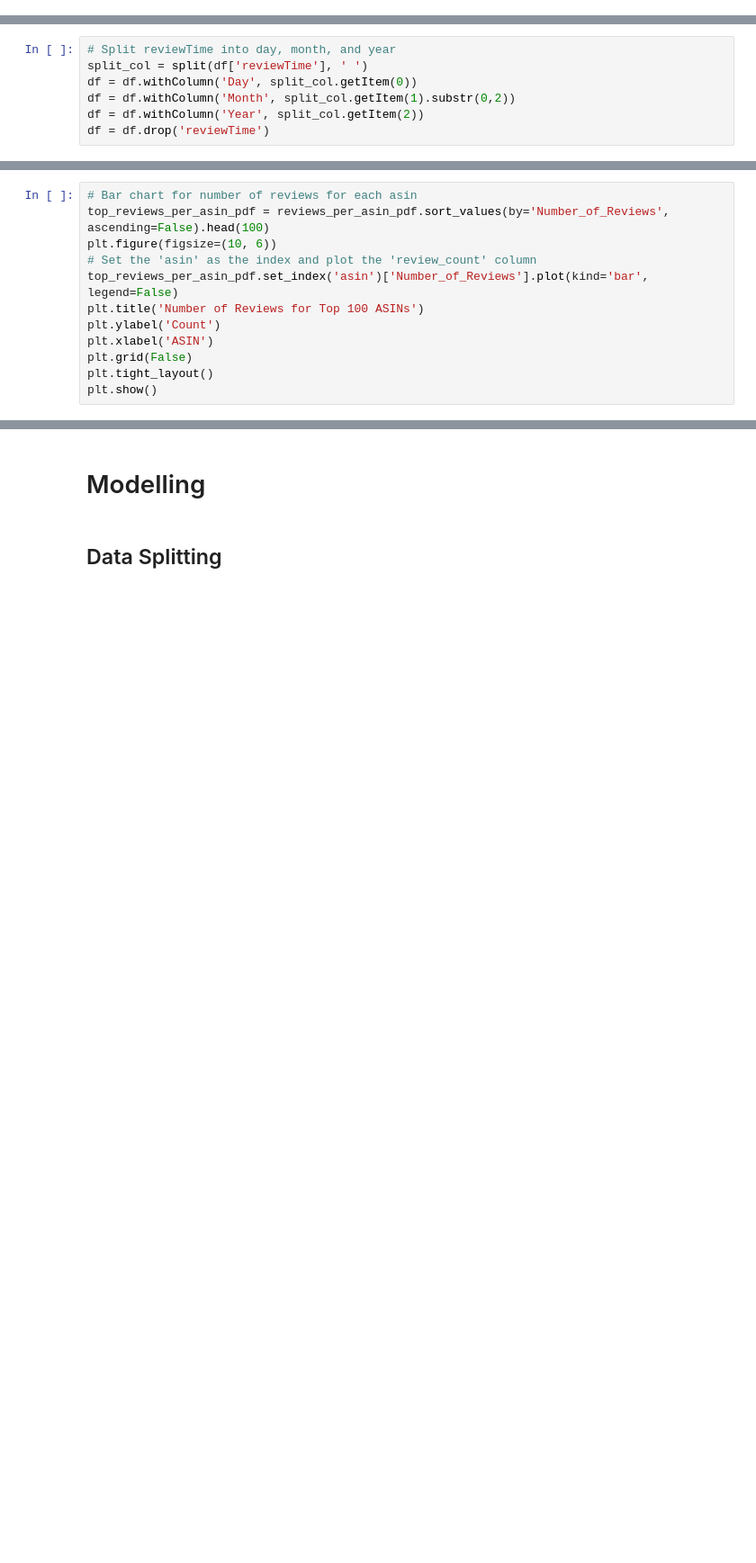
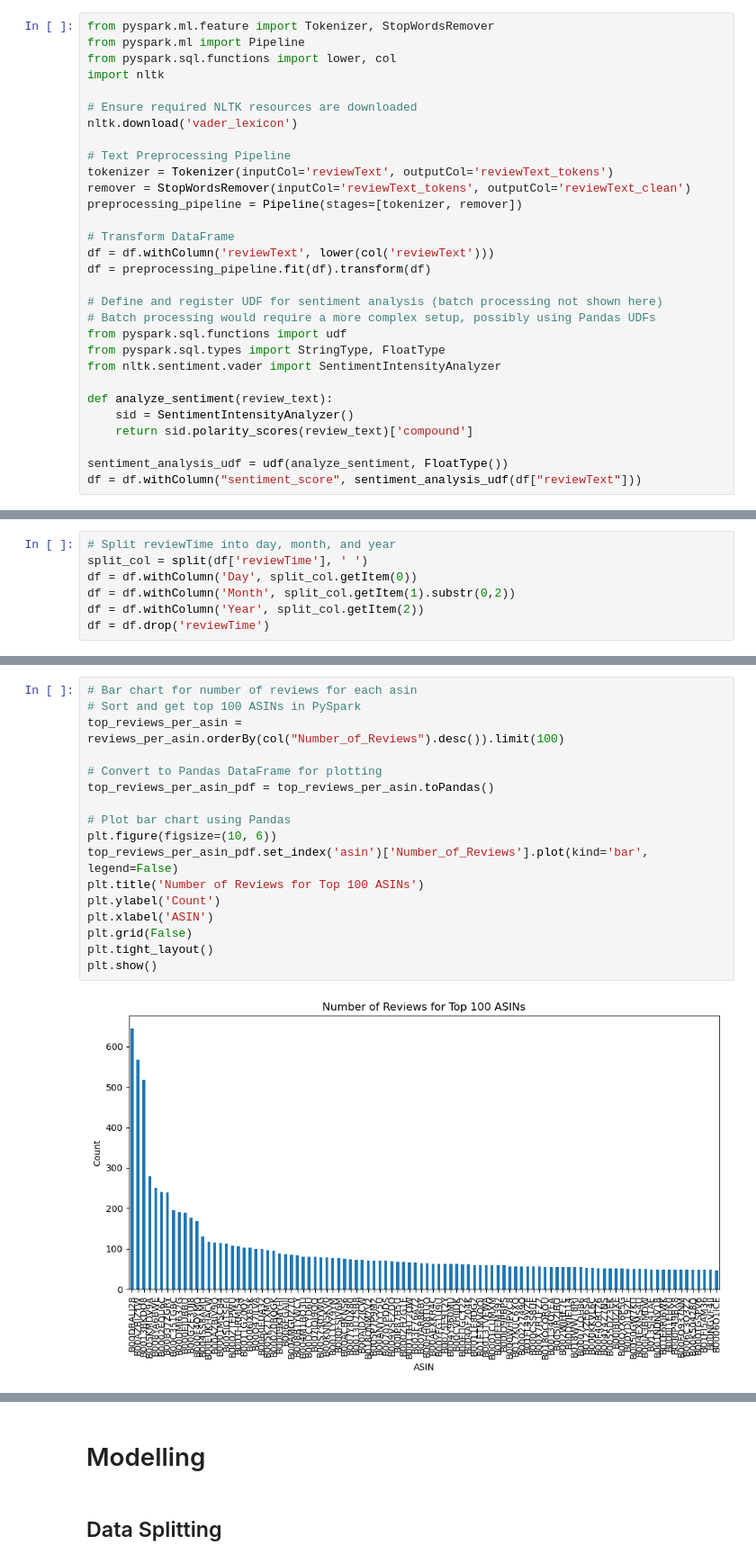
Before and after one commit to wan19990901/DC_project, a Jupyter notebook: Final_Project.ipynb, the cells around one changed output, grey strips where cells are left out. Shown at 90% size. Cells and saved outputs as stored; diff of their text form; blank space fills up the shorter version.

```diff
--- a/Final_Project.ipynb
+++ b/Final_Project.ipynb
@@ -183,0 +204,30 @@ df = remover.transform(df)
+# %%
+from pyspark.ml.feature import Tokenizer, StopWordsRemover
+from pyspark.ml import Pipeline
+from pyspark.sql.functions import lower, col
+import nltk
+
+# Ensure required NLTK resources are downloaded
+nltk.download('vader_lexicon')
+
+# Text Preprocessing Pipeline
+tokenizer = Tokenizer(inputCol='reviewText', outputCol='reviewText_tokens')
+remover = StopWordsRemover(inputCol='reviewText_tokens', outputCol='reviewText_clean')
+preprocessing_pipeline = Pipeline(stages=[tokenizer, remover])
+
+# Transform DataFrame
+df = df.withColumn('reviewText', lower(col('reviewText')))
+df = preprocessing_pipeline.fit(df).transform(df)
+
+# Define and register UDF for sentiment analysis (batch processing not shown here)
+# Batch processing would require a more complex setup, possibly using Pandas UDFs
+from pyspark.sql.functions import udf
+from pyspark.sql.types import StringType, FloatType
+from nltk.sentiment.vader import SentimentIntensityAnalyzer
+
+def analyze_sentiment(review_text):
+    sid = SentimentIntensityAnalyzer()
+    return sid.polarity_scores(review_text)['compound']
+
+sentiment_analysis_udf = udf(analyze_sentiment, FloatType())
+df = df.withColumn("sentiment_score", sentiment_analysis_udf(df["reviewText"]))
@@ -250,12 +289,19 @@ ConnectionRefusedError: [Errno 111] Connection refused
 # %%
 # Bar chart for number of reviews for each asin
-top_reviews_per_asin_pdf = reviews_per_asin_pdf.sort_values(by='Number_of_Reviews', ascending=False).head(100)
+# Sort and get top 100 ASINs in PySpark
+top_reviews_per_asin = reviews_per_asin.orderBy(col("Number_of_Reviews").desc()).limit(100)
+
+# Convert to Pandas DataFrame for plotting
+top_reviews_per_asin_pdf = top_reviews_per_asin.toPandas()
+
+# Plot bar chart using Pandas
 plt.figure(figsize=(10, 6))
-# Set the 'asin' as the index and plot the 'review_count' column
 top_reviews_per_asin_pdf.set_index('asin')['Number_of_Reviews'].plot(kind='bar', legend=False)
 plt.title('Number of Reviews for Top 100 ASINs')
 plt.ylabel('Count')
 plt.xlabel('ASIN')
 plt.grid(False)
 plt.tight_layout()
 plt.show()
+# %% [output]
+[figure, added]
```
Also changed, not shown: parts of 70 cells of this notebook.
